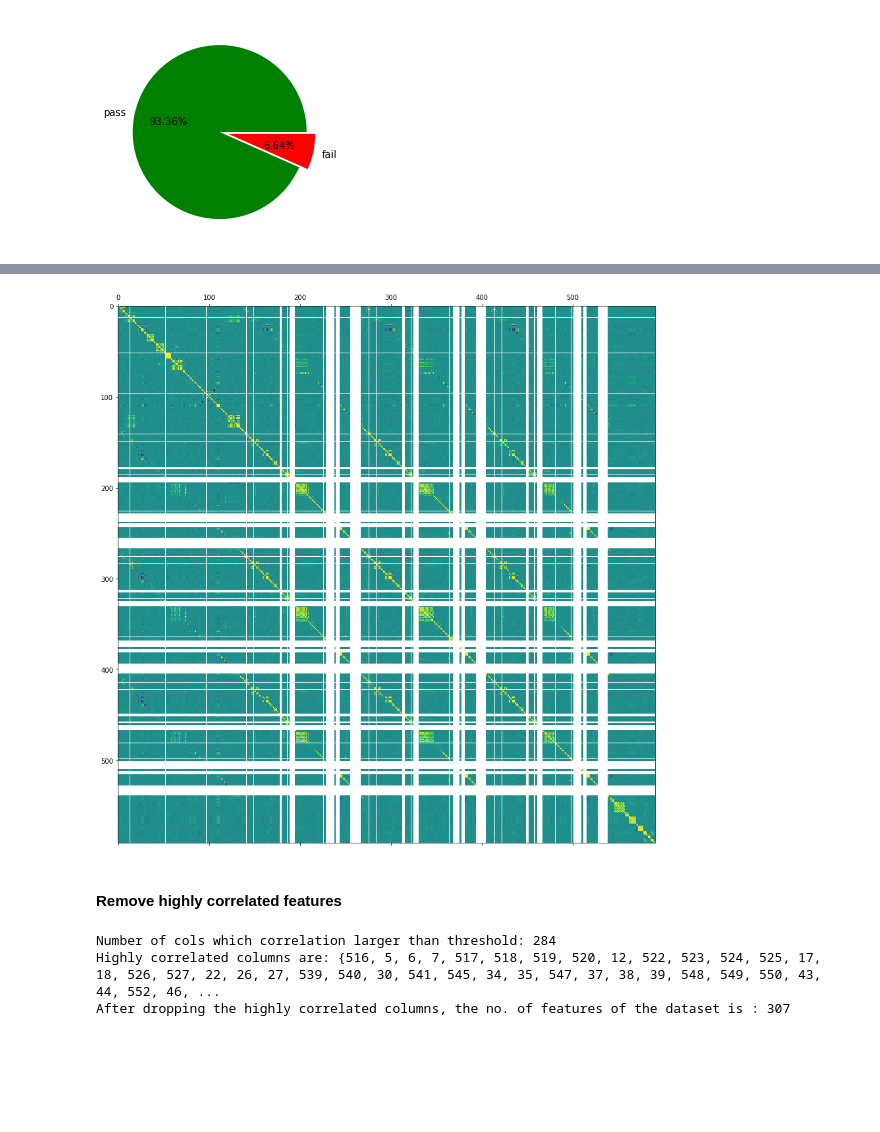
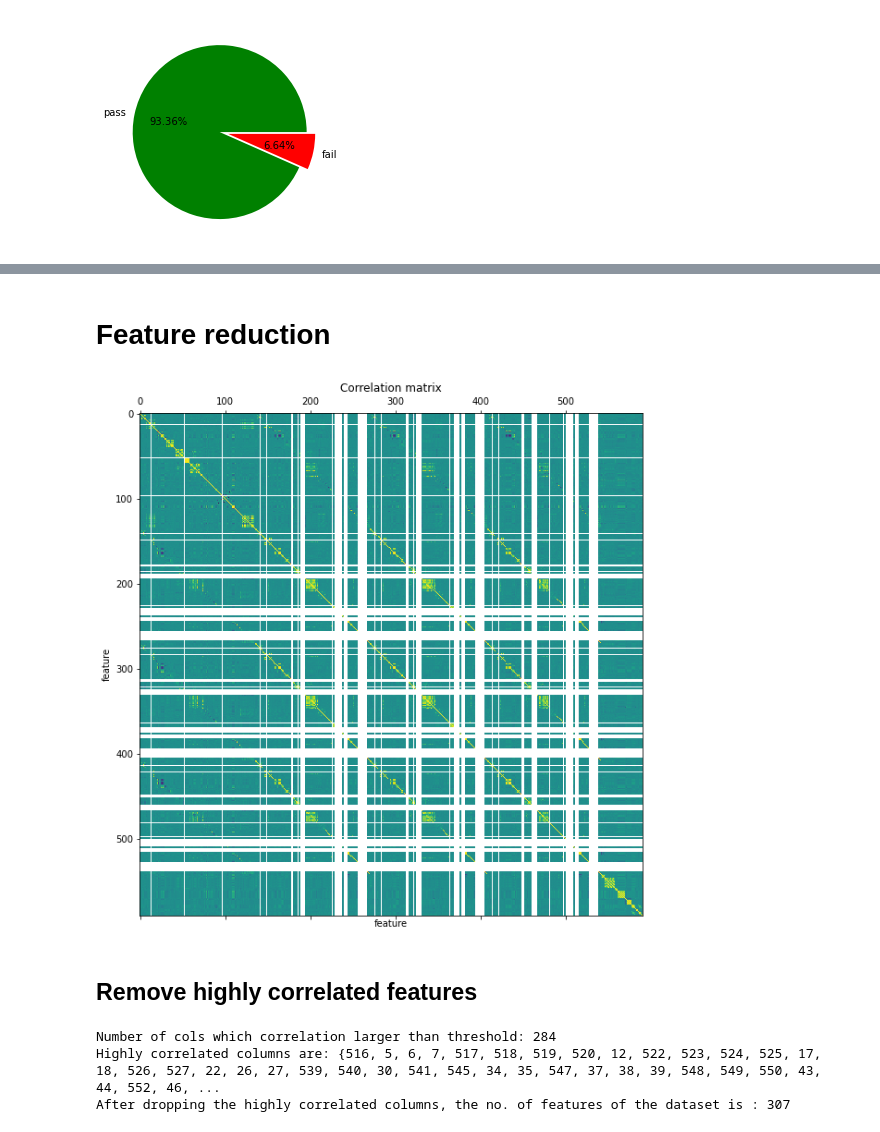
Before and after one commit to puretirathaiah/Semicond_wafer_fail, a Jupyter notebook: SemiCon.ipynb, the cells around one changed output, grey strips where cells are left out. Cells and saved outputs as stored; diff of their text form; code cells hidden in the pictures; blank space fills up the shorter version.

```diff
--- a/SemiCon.ipynb
+++ b/SemiCon.ipynb
@@ -135,12 +179,15 @@ Recall is zero so there will be room for improvement. Correlation between featur
+# %% [markdown]
+# Feature reduction
 # %%
 corr_mat = np.array(data.corr())
-fig, ax = plt.subplots(figsize=(15, 15))
+fig, ax = plt.subplots(figsize=(10, 10))
 ax.matshow(corr_mat)
+ax.set(xlabel='feature', ylabel='feature', title='Correlation matrix')
 plt.show()
 # %% [output]
-[figure, old version]
+[figure, new version]
 # %% [markdown]
-#### Remove highly correlated features
+## Remove highly correlated features
 # %%
 def remove_highly_corr_cols(data, threshold):
     """
```
Also changed, not shown: parts of 99 cells of this notebook.
